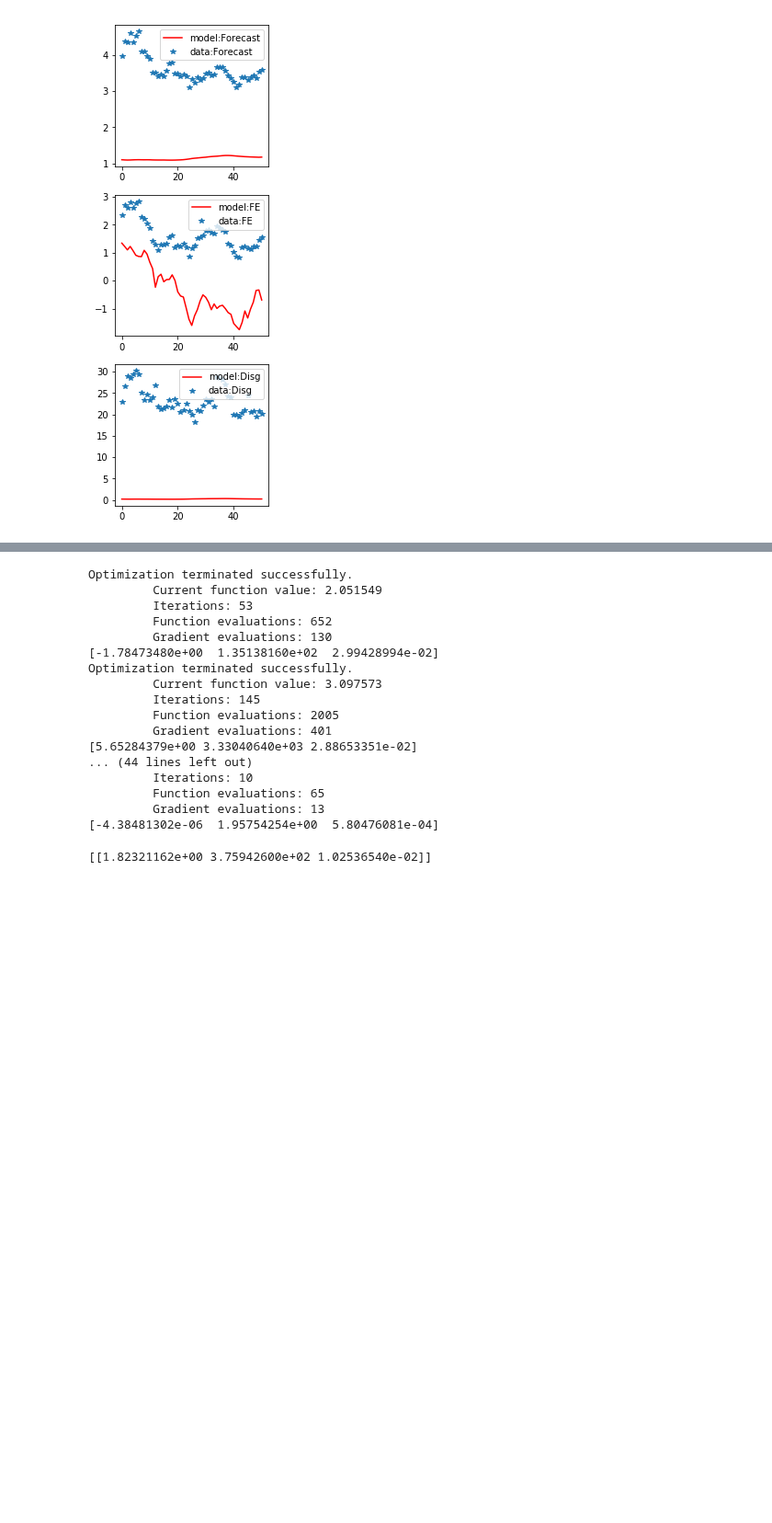
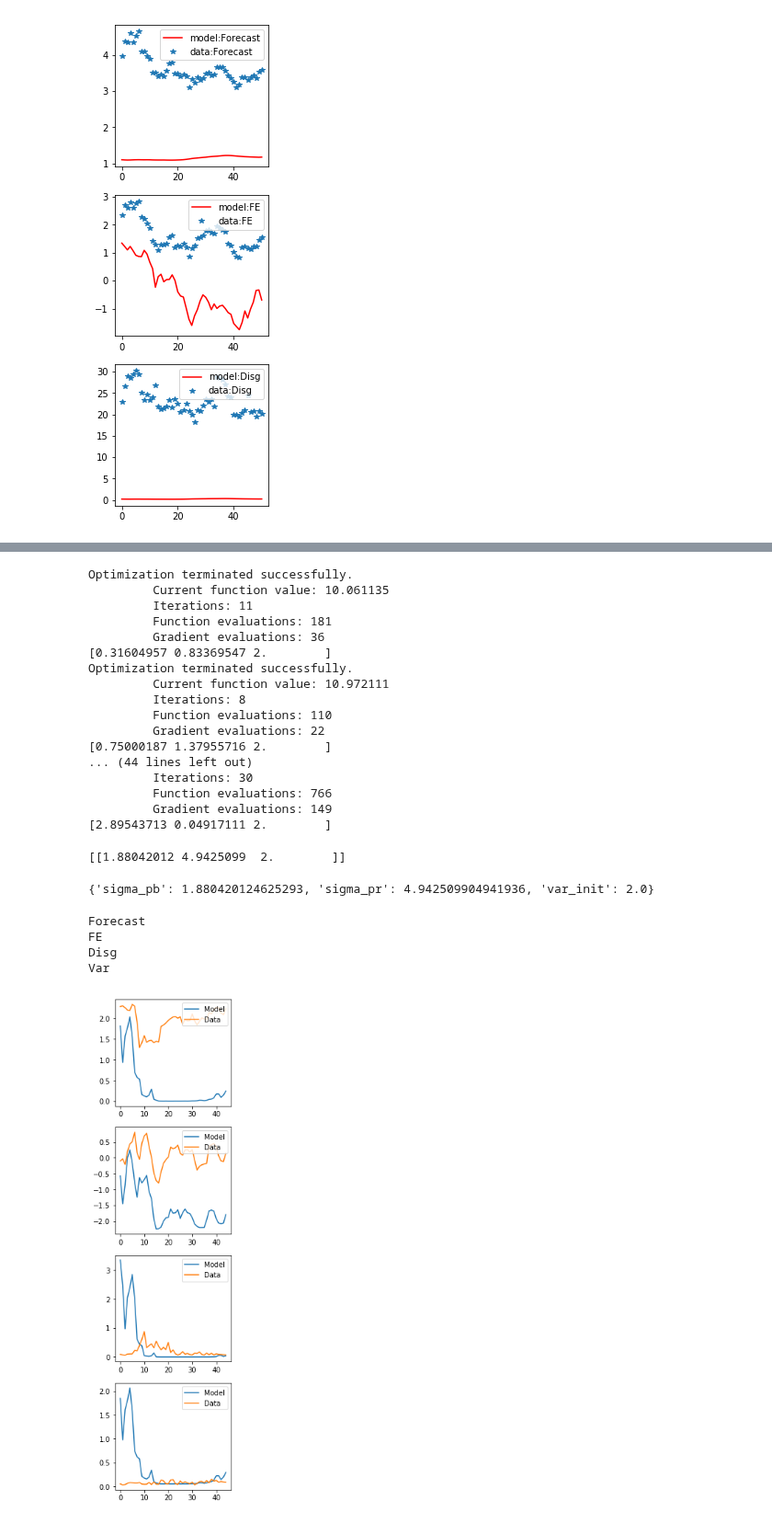
Before and after one commit to TaoWangEcon/ExpProject, a Jupyter notebook: workingfolder/python/DoEstimationWithData.ipynb, the cells around one changed output, grey strips where cells are left out. Shown at 92% size. Saved outputs shown, nothing was run; the diff lists cells and outputs as text; code cells hidden in the pictures; blank space fills up the shorter version.

Commit message:
created a seperate developing NI_sim_dev that to draft NI-sim codes. Disg needs to be debugging

```diff
--- a/workingfolder/python/DoEstimationWithData.ipynb
+++ b/workingfolder/python/DoEstimationWithData.ipynb
@@ -351,8 +351,10 @@ n_sim = 10
 real_time = np.array(SPF_est['RTCPI'])
 data_moms_dct = data_moms_dct_SPF
 
-NI_model_sim = ni(real_time = real_time,process_para = process_paraQ_est)
-NI_model_sim.moments = ['Forecast','Var']
+NI_model_sim = ni(real_time = real_time,
+                  history = history_Q,
+                  process_para = process_paraQ_est)
+NI_model_sim.moments = ['Forecast','FE','Disg']
 NI_model_sim.GetDataMoments(data_moms_dct)
 NI_model_sim.GetRealization(realized_CPIC)
 
@@ -366,26 +368,52 @@ for i in range(n_sim):
 sigmas_est_SPF = sim_para/n_sim
 # %% [output]
 Optimization terminated successfully.
-         Current function value: 2.051549
-         Iterations: 53
-         Function evaluations: 652
-         Gradient evaluations: 130
-[-1.78473480e+00  1.35138160e+02  2.99428994e-02]
+         Current function value: 10.061135
+         Iterations: 11
+         Function evaluations: 181
+         Gradient evaluations: 36
+[0.31604957 0.83369547 2.        ]
 Optimization terminated successfully.
-         Current function value: 3.097573
-         Iterations: 145
-         Function evaluations: 2005
-         Gradient evaluations: 401
-[5.65284379e+00 3.33040640e+03 2.88653351e-02]
+         Current function value: 10.972111
+         Iterations: 8
+         Function evaluations: 110
+         Gradient evaluations: 22
+[0.75000187 1.37955716 2.        ]
 ... (44 lines left out)
-         Iterations: 10
-         Function evaluations: 65
-         Gradient evaluations: 13
-[-4.38481302e-06  1.95754254e+00  5.80476081e-04]
+         Iterations: 30
+         Function evaluations: 766
+         Gradient evaluations: 149
+[2.89543713 0.04917111 2.        ]
 # %%
 print(sigmas_est_SPF)
 # %% [output]
-[[1.82321162e+00 3.75942600e+02 1.02536540e-02]]
+[[1.88042012 4.9425099  2.        ]]
+# %%
+NI_model_sim_est = {'sigma_pb':sigmas_est_SPF[0][0],
+                'sigma_pr':sigmas_est_SPF[0][1],
+                'var_init':sigmas_est_SPF[0][2]}
+
+NI_model.exp_para = NI_model_sim_est
+NI_model.SimulateSignals()
+ni_sim_moms_dct = NI_model.Forecaster()
+# %%
+NI_model.exp_para
+# %% [output]
+{'sigma_pb': 1.880420124625293, 'sigma_pr': 4.942509904941936, 'var_init': 2.0}
+# %%
+plt.figure(figsize=([3,13]))
+for i,key in enumerate(ni_sim_moms_dct):
+    plt.subplot(4,1,i+1)
+    print(key)
+    plt.plot(ni_sim_moms_dct[key],label='Model')
+    plt.plot(np.array(data_moms_dct_SPF[key]),label='Data')
+    plt.legend(loc=1)
+# %% [output]
+Forecast
+FE
+Disg
+Var
+[figure, added]
 # %%
 ### simulated method of moment estimation for SCE
 
```
Also changed, not shown: parts of 10 cells of this notebook, 3 other files.
